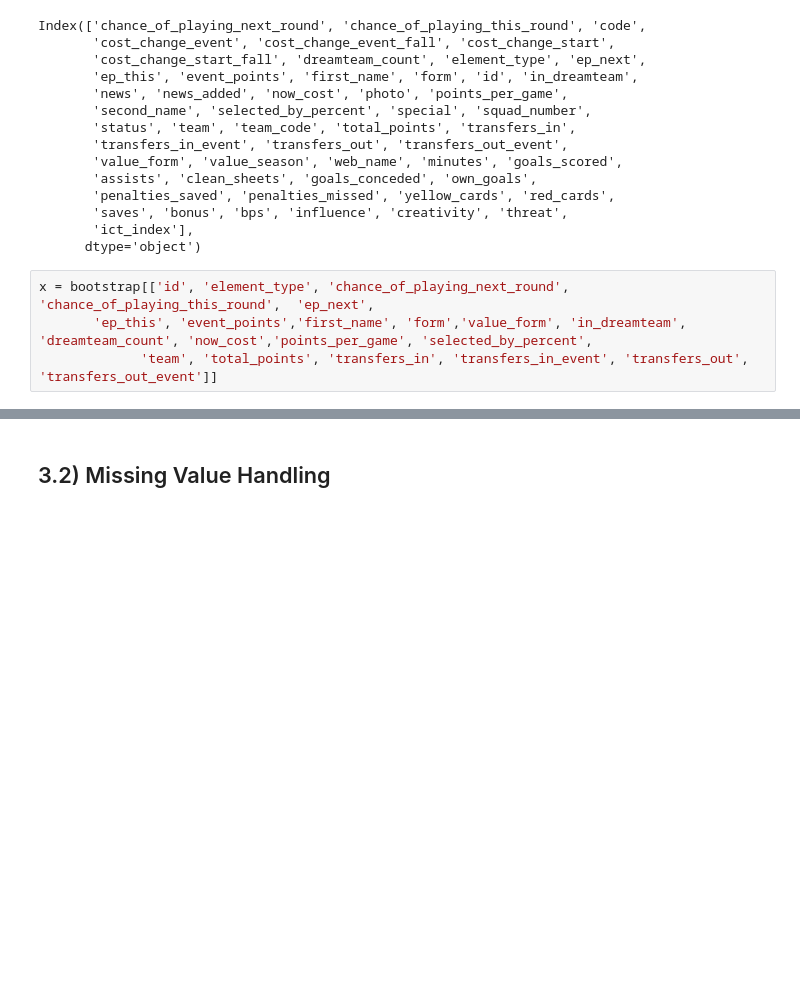
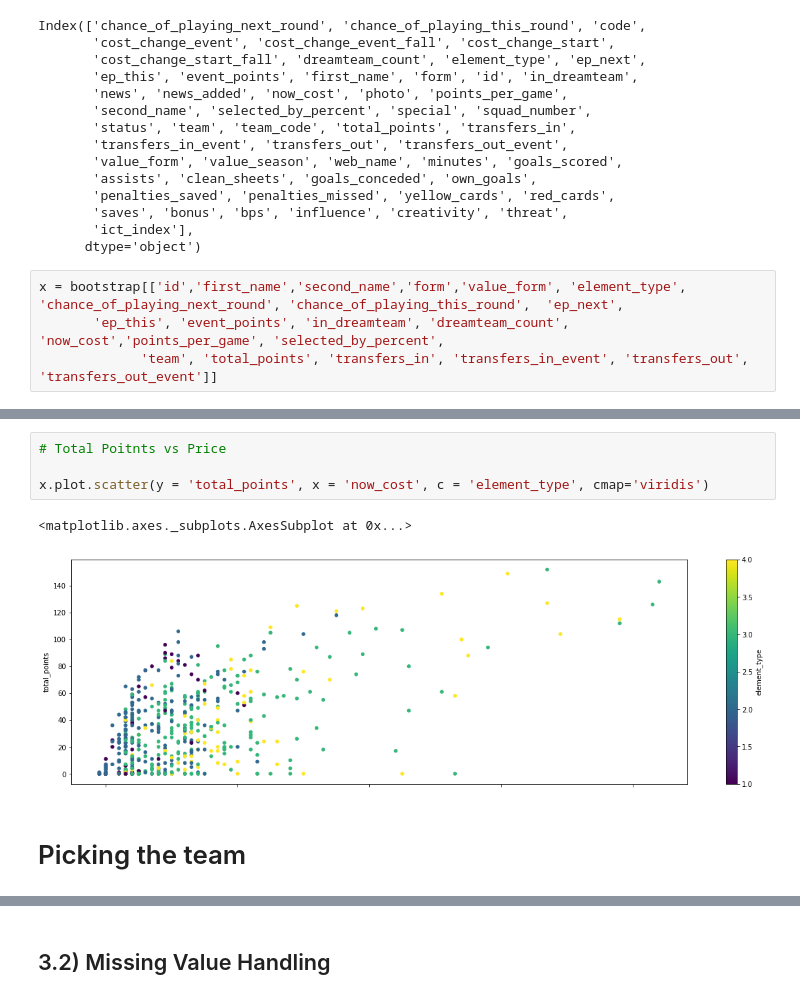
Before and after one commit to yt-hwang/Fantasy_Premier_League_Analysis, a Jupyter notebook: Codes/Data_Related/Data_Analyzation.ipynb, the cells around one changed output, grey strips where cells are left out. Drawn from its saved outputs; the diff is of its cells as text; blank space fills up the shorter version.

```diff
--- a/Codes/Data_Related/Data_Analyzation.ipynb
+++ b/Codes/Data_Related/Data_Analyzation.ipynb
@@ -126,6 +126,6 @@ Index(['chance_of_playing_next_round', 'chance_of_playing_this_round', 'code',
        'ict_index'],
       dtype='object')
 # %%
-x = bootstrap[['id', 'element_type', 'chance_of_playing_next_round', 'chance_of_playing_this_round',  'ep_next',
-       'ep_this', 'event_points','first_name', 'form','value_form', 'in_dreamteam', 'dreamteam_count', 'now_cost','points_per_game', 'selected_by_percent',
+x = bootstrap[['id','first_name','second_name','form','value_form', 'element_type', 'chance_of_playing_next_round', 'chance_of_playing_this_round',  'ep_next',
+       'ep_this', 'event_points', 'in_dreamteam', 'dreamteam_count', 'now_cost','points_per_game', 'selected_by_percent',
              'team', 'total_points', 'transfers_in', 'transfers_in_event', 'transfers_out', 'transfers_out_event']]
@@ -147,0 +150,9 @@ x
+# %%
+# Total Poitnts vs Price
+
+x.plot.scatter(y = 'total_points', x = 'now_cost', c = 'element_type', cmap='viridis')
+# %% [output]
+<matplotlib.axes._subplots.AxesSubplot at 0x...>
+[figure, added]
+# %% [markdown]
+# Picking the team
```
Also changed, not shown: parts of 4 cells of this notebook.
